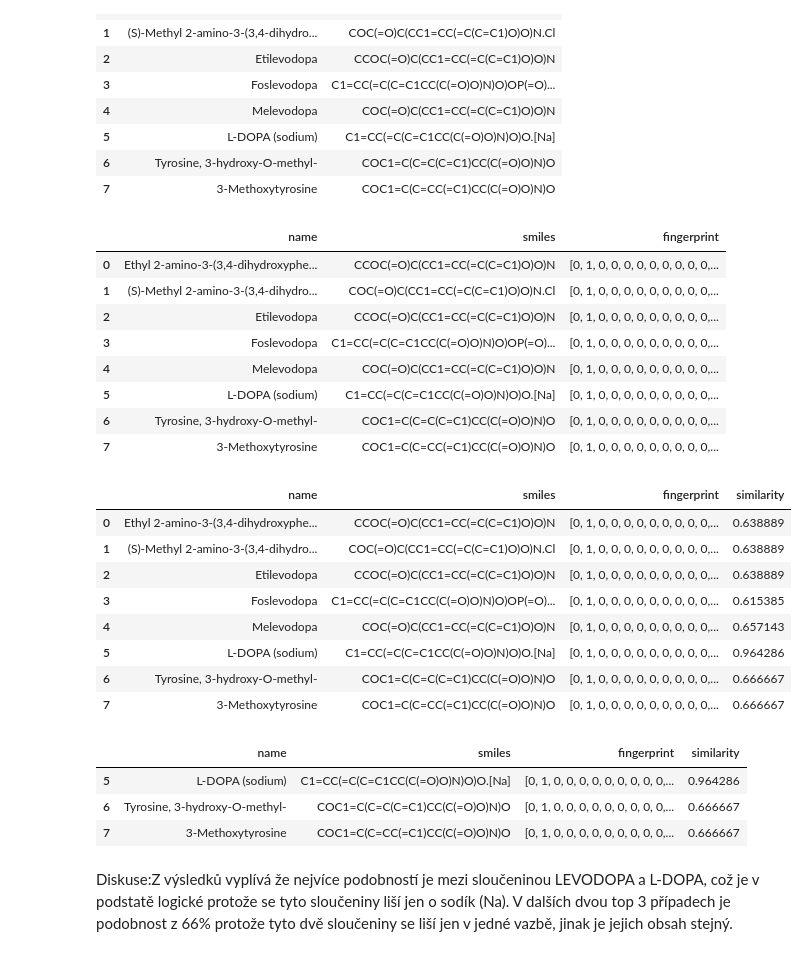
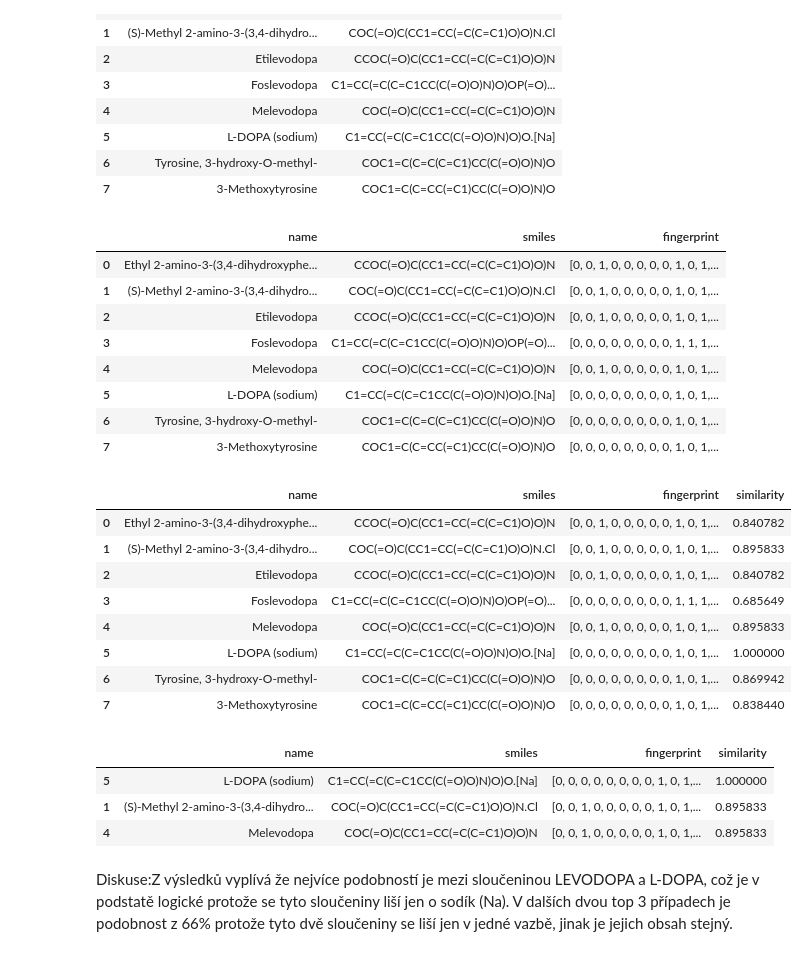
Before and after one commit to krasama/Bioinformatika_LS2023, a Jupyter notebook: CV1.ipynb, the cells around one changed output. Drawn from its saved outputs; the diff is of its cells as text; code cells hidden in the pictures.

```diff
--- a/CV1.ipynb
+++ b/CV1.ipynb
@@ -30,14 +30,10 @@ r_df
 | 7 | 3-Methoxytyrosine | COC1=C(C=CC(=C1)CC(C(=O)O)N)O |
 # %%
 from rdkit import Chem
-from rdkit.Chem import AllChem
 
 smiles_colum = 'smiles'
 
-radius = 2
-nBits = 2048
-
-r_df['fingerprint'] = r_df['smiles'].apply(lambda x: AllChem.GetMorganFingerprintAsBitVect(Chem.MolFromSmiles(x),radius, nBits))
+r_df['fingerprint'] = r_df['smiles'].transform(lambda x: Chem.RDKFingerprint(Chem.MolFromSmiles(x)))
 
 #fps = []
 #for smi in r_df[smiles_colum]:
@@ -48,40 +44,40 @@ r_df['fingerprint'] = r_df['smiles'].apply(lambda x: AllChem.GetMorganFingerprin
 r_df
 # %% [output]
 |  | name | smiles | fingerprint |
-| 0 | Ethyl 2-amino-3-(3,4-dihydroxyphe... | CCOC(=O)C(CC1=CC(=C(C=C1)O)O)N | [0, 1, 0, 0, 0, 0, 0, 0, 0, 0, 0,... |
-| 1 | (S)-Methyl 2-amino-3-(3,4-dihydro... | COC(=O)C(CC1=CC(=C(C=C1)O)O)N.Cl | [0, 1, 0, 0, 0, 0, 0, 0, 0, 0, 0,... |
-| 2 | Etilevodopa | CCOC(=O)C(CC1=CC(=C(C=C1)O)O)N | [0, 1, 0, 0, 0, 0, 0, 0, 0, 0, 0,... |
-| 3 | Foslevodopa | C1=CC(=C(C=C1CC(C(=O)O)N)O)OP(=O)... | [0, 1, 0, 0, 0, 0, 0, 0, 0, 0, 0,... |
-| 4 | Melevodopa | COC(=O)C(CC1=CC(=C(C=C1)O)O)N | [0, 1, 0, 0, 0, 0, 0, 0, 0, 0, 0,... |
-| 5 | L-DOPA (sodium) | C1=CC(=C(C=C1CC(C(=O)O)N)O)O.[Na] | [0, 1, 0, 0, 0, 0, 0, 0, 0, 0, 0,... |
-| 6 | Tyrosine, 3-hydroxy-O-methyl- | COC1=C(C=C(C=C1)CC(C(=O)O)N)O | [0, 1, 0, 0, 0, 0, 0, 0, 0, 0, 0,... |
-| 7 | 3-Methoxytyrosine | COC1=C(C=CC(=C1)CC(C(=O)O)N)O | [0, 1, 0, 0, 0, 0, 0, 0, 0, 0, 0,... |
+| 0 | Ethyl 2-amino-3-(3,4-dihydroxyphe... | CCOC(=O)C(CC1=CC(=C(C=C1)O)O)N | [0, 0, 1, 0, 0, 0, 0, 0, 1, 0, 1,... |
+| 1 | (S)-Methyl 2-amino-3-(3,4-dihydro... | COC(=O)C(CC1=CC(=C(C=C1)O)O)N.Cl | [0, 0, 1, 0, 0, 0, 0, 0, 1, 0, 1,... |
+| 2 | Etilevodopa | CCOC(=O)C(CC1=CC(=C(C=C1)O)O)N | [0, 0, 1, 0, 0, 0, 0, 0, 1, 0, 1,... |
+| 3 | Foslevodopa | C1=CC(=C(C=C1CC(C(=O)O)N)O)OP(=O)... | [0, 0, 0, 0, 0, 0, 0, 0, 1, 1, 1,... |
+| 4 | Melevodopa | COC(=O)C(CC1=CC(=C(C=C1)O)O)N | [0, 0, 1, 0, 0, 0, 0, 0, 1, 0, 1,... |
+| 5 | L-DOPA (sodium) | C1=CC(=C(C=C1CC(C(=O)O)N)O)O.[Na] | [0, 0, 0, 0, 0, 0, 0, 0, 1, 0, 1,... |
+| 6 | Tyrosine, 3-hydroxy-O-methyl- | COC1=C(C=C(C=C1)CC(C(=O)O)N)O | [0, 0, 0, 0, 0, 0, 0, 0, 1, 0, 1,... |
+| 7 | 3-Methoxytyrosine | COC1=C(C=CC(=C1)CC(C(=O)O)N)O | [0, 0, 0, 0, 0, 0, 0, 0, 1, 0, 1,... |
 # %%
 from rdkit import DataStructs as ds
 
-reference_smile='C1=CC(=C(C=C1CC(C(=O)O)N)O)O'
+reference_smile="C1=CC(=C(C=C1CC(C(=O)O)N)O)O"
 
-reference_fp = AllChem.GetMorganFingerprintAsBitVect(Chem.MolFromSmiles(reference_smile),radius,nBits)
+reference_fp = Chem.RDKFingerprint(Chem.MolFromSmiles(reference_smile))
 r_df['similarity']=r_df['fingerprint'].apply(lambda fp: ds.TanimotoSimilarity(fp, reference_fp))
 r_df
 # %% [output]
 |  | name | smiles | fingerprint | similarity |
-| 0 | Ethyl 2-amino-3-(3,4-dihydroxyphe... | CCOC(=O)C(CC1=CC(=C(C=C1)O)O)N | [0, 1, 0, 0, 0, 0, 0, 0, 0, 0, 0,... | 0.638889 |
-| 1 | (S)-Methyl 2-amino-3-(3,4-dihydro... | COC(=O)C(CC1=CC(=C(C=C1)O)O)N.Cl | [0, 1, 0, 0, 0, 0, 0, 0, 0, 0, 0,... | 0.638889 |
-| 2 | Etilevodopa | CCOC(=O)C(CC1=CC(=C(C=C1)O)O)N | [0, 1, 0, 0, 0, 0, 0, 0, 0, 0, 0,... | 0.638889 |
-| 3 | Foslevodopa | C1=CC(=C(C=C1CC(C(=O)O)N)O)OP(=O)... | [0, 1, 0, 0, 0, 0, 0, 0, 0, 0, 0,... | 0.615385 |
-| 4 | Melevodopa | COC(=O)C(CC1=CC(=C(C=C1)O)O)N | [0, 1, 0, 0, 0, 0, 0, 0, 0, 0, 0,... | 0.657143 |
-| 5 | L-DOPA (sodium) | C1=CC(=C(C=C1CC(C(=O)O)N)O)O.[Na] | [0, 1, 0, 0, 0, 0, 0, 0, 0, 0, 0,... | 0.964286 |
-| 6 | Tyrosine, 3-hydroxy-O-methyl- | COC1=C(C=C(C=C1)CC(C(=O)O)N)O | [0, 1, 0, 0, 0, 0, 0, 0, 0, 0, 0,... | 0.666667 |
-| 7 | 3-Methoxytyrosine | COC1=C(C=CC(=C1)CC(C(=O)O)N)O | [0, 1, 0, 0, 0, 0, 0, 0, 0, 0, 0,... | 0.666667 |
+| 0 | Ethyl 2-amino-3-(3,4-dihydroxyphe... | CCOC(=O)C(CC1=CC(=C(C=C1)O)O)N | [0, 0, 1, 0, 0, 0, 0, 0, 1, 0, 1,... | 0.840782 |
+| 1 | (S)-Methyl 2-amino-3-(3,4-dihydro... | COC(=O)C(CC1=CC(=C(C=C1)O)O)N.Cl | [0, 0, 1, 0, 0, 0, 0, 0, 1, 0, 1,... | 0.895833 |
+| 2 | Etilevodopa | CCOC(=O)C(CC1=CC(=C(C=C1)O)O)N | [0, 0, 1, 0, 0, 0, 0, 0, 1, 0, 1,... | 0.840782 |
+| 3 | Foslevodopa | C1=CC(=C(C=C1CC(C(=O)O)N)O)OP(=O)... | [0, 0, 0, 0, 0, 0, 0, 0, 1, 1, 1,... | 0.685649 |
+| 4 | Melevodopa | COC(=O)C(CC1=CC(=C(C=C1)O)O)N | [0, 0, 1, 0, 0, 0, 0, 0, 1, 0, 1,... | 0.895833 |
+| 5 | L-DOPA (sodium) | C1=CC(=C(C=C1CC(C(=O)O)N)O)O.[Na] | [0, 0, 0, 0, 0, 0, 0, 0, 1, 0, 1,... | 1.000000 |
+| 6 | Tyrosine, 3-hydroxy-O-methyl- | COC1=C(C=C(C=C1)CC(C(=O)O)N)O | [0, 0, 0, 0, 0, 0, 0, 0, 1, 0, 1,... | 0.869942 |
+| 7 | 3-Methoxytyrosine | COC1=C(C=CC(=C1)CC(C(=O)O)N)O | [0, 0, 0, 0, 0, 0, 0, 0, 1, 0, 1,... | 0.838440 |
 # %%
 top_3 = r_df.sort_values(by='similarity', ascending=False).head(3)
 top_3
 # %% [output]
 |  | name | smiles | fingerprint | similarity |
-| 5 | L-DOPA (sodium) | C1=CC(=C(C=C1CC(C(=O)O)N)O)O.[Na] | [0, 1, 0, 0, 0, 0, 0, 0, 0, 0, 0,... | 0.964286 |
-| 6 | Tyrosine, 3-hydroxy-O-methyl- | COC1=C(C=C(C=C1)CC(C(=O)O)N)O | [0, 1, 0, 0, 0, 0, 0, 0, 0, 0, 0,... | 0.666667 |
-| 7 | 3-Methoxytyrosine | COC1=C(C=CC(=C1)CC(C(=O)O)N)O | [0, 1, 0, 0, 0, 0, 0, 0, 0, 0, 0,... | 0.666667 |
+| 5 | L-DOPA (sodium) | C1=CC(=C(C=C1CC(C(=O)O)N)O)O.[Na] | [0, 0, 0, 0, 0, 0, 0, 0, 1, 0, 1,... | 1.000000 |
+| 1 | (S)-Methyl 2-amino-3-(3,4-dihydro... | COC(=O)C(CC1=CC(=C(C=C1)O)O)N.Cl | [0, 0, 1, 0, 0, 0, 0, 0, 1, 0, 1,... | 0.895833 |
+| 4 | Melevodopa | COC(=O)C(CC1=CC(=C(C=C1)O)O)N | [0, 0, 1, 0, 0, 0, 0, 0, 1, 0, 1,... | 0.895833 |
 # %% [markdown]
 Diskuse:Z výsledků vyplívá že nejvíce podobností je mezi sloučeninou LEVODOPA a L-DOPA, což je v podstatě logické protože se tyto sloučeniny liší jen o sodík (Na). V dalších dvou top 3 případech je podobnost z 66% protože tyto dvě sloučeniny se liší jen v jedné vazbě, jinak je jejich obsah stejný.
 # %%
```
